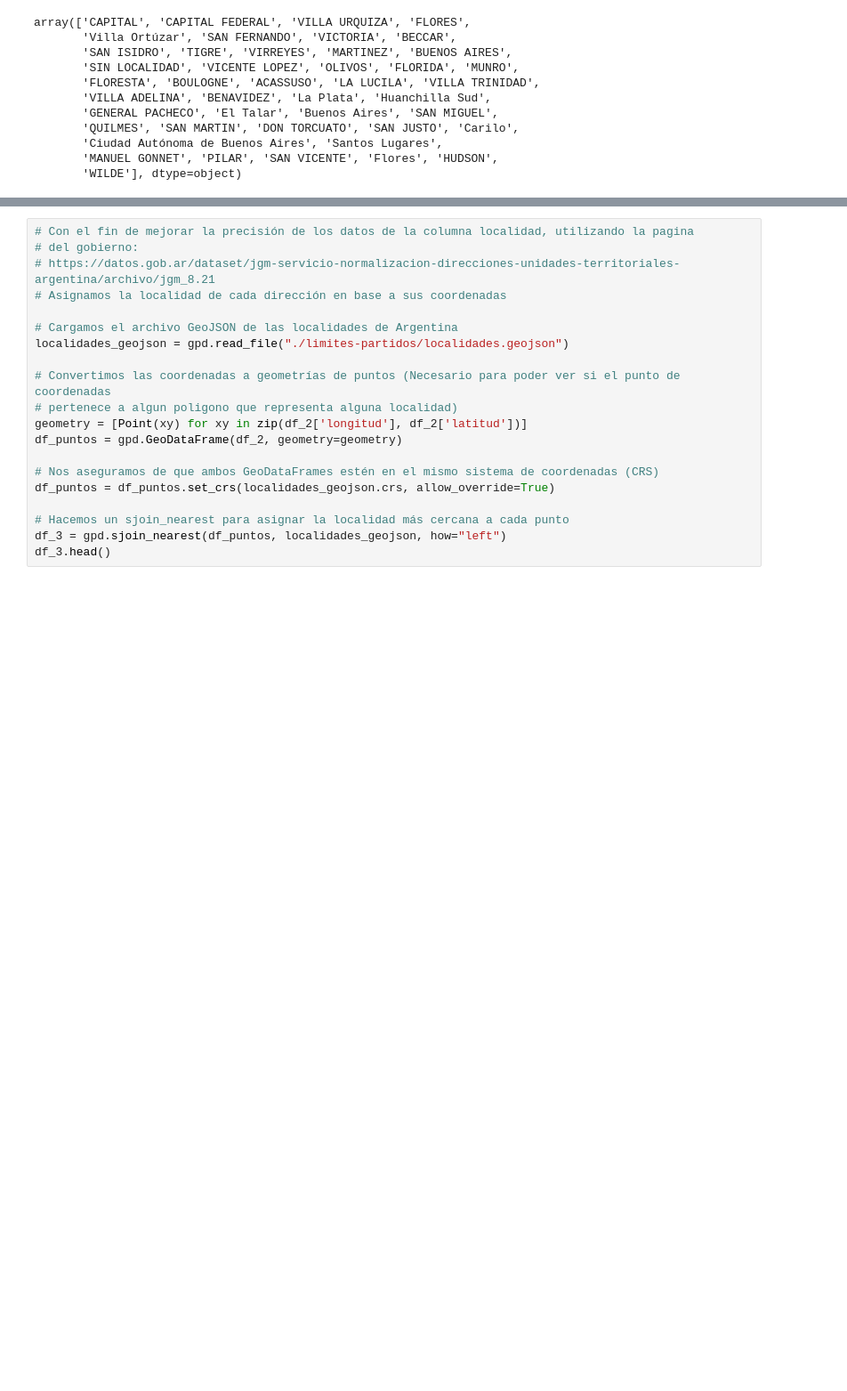
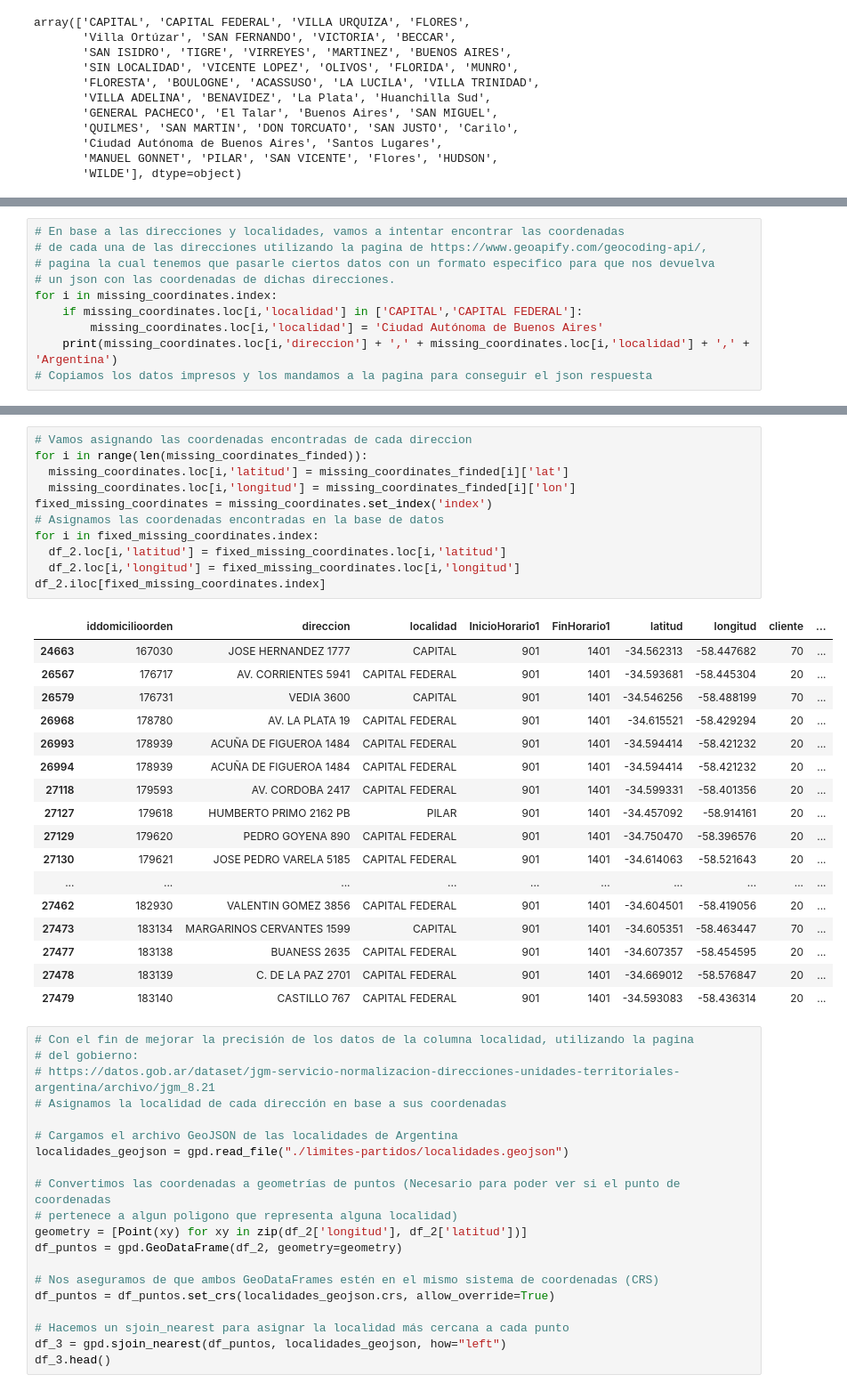
Before and after one commit to Maximo-Verdondoni/DesafioiFlow, a Jupyter notebook: Limpieza.ipynb, the cells around one changed output, grey strips where cells are left out. Shown: that part at 89% size. Drawn from its saved outputs; the diff is of its cells as text; blank space fills up the shorter version.

```diff
--- a/Limpieza.ipynb
+++ b/Limpieza.ipynb
@@ -254,0 +277,10 @@ array(['CAPITAL', 'CAPITAL FEDERAL', 'VILLA URQUIZA', 'FLORES',
+# %%
+# En base a las direcciones y localidades, vamos a intentar encontrar las coordenadas
+# de cada una de las direcciones utilizando la pagina de https://www.geoapify.com/geocoding-api/,
+# pagina la cual tenemos que pasarle ciertos datos con un formato especifico para que nos devuelva
+# un json con las coordenadas de dichas direcciones.
+for i in missing_coordinates.index:
+    if missing_coordinates.loc[i,'localidad'] in ['CAPITAL','CAPITAL FEDERAL']:
+        missing_coordinates.loc[i,'localidad'] = 'Ciudad Autónoma de Buenos Aires'
+    print(missing_coordinates.loc[i,'direccion'] + ',' + missing_coordinates.loc[i,'localidad'] + ',' + 'Argentina')
+# Copiamos los datos impresos y los mandamos a la pagina para conseguir el json respuesta
@@ -255,3 +483,32 @@ array(['CAPITAL', 'CAPITAL FEDERAL', 'VILLA URQUIZA', 'FLORES',
+# %%
+# Vamos asignando las coordenadas encontradas de cada direccion
+for i in range(len(missing_coordinates_finded)):
+  missing_coordinates.loc[i,'latitud'] = missing_coordinates_finded[i]['lat']
+  missing_coordinates.loc[i,'longitud'] = missing_coordinates_finded[i]['lon']
+fixed_missing_coordinates = missing_coordinates.set_index('index')
+# Asignamos las coordenadas encontradas en la base de datos
+for i in fixed_missing_coordinates.index:
+  df_2.loc[i,'latitud'] = fixed_missing_coordinates.loc[i,'latitud']
+  df_2.loc[i,'longitud'] = fixed_missing_coordinates.loc[i,'longitud']
+df_2.iloc[fixed_missing_coordinates.index]
+# %% [output]
+|  | iddomicilioorden | direccion | localidad | InicioHorario1 | FinHorario1 | latitud | longitud | cliente | ... |
+| 24663 | 167030 | JOSE HERNANDEZ 1777 | CAPITAL | 901 | 1401 | -34.562313 | -58.447682 | 70 | ... |
+| 26567 | 176717 | AV. CORRIENTES 5941 | CAPITAL FEDERAL | 901 | 1401 | -34.593681 | -58.445304 | 20 | ... |
+| 26579 | 176731 | VEDIA 3600 | CAPITAL | 901 | 1401 | -34.546256 | -58.488199 | 70 | ... |
+| 26968 | 178780 | AV. LA PLATA 19 | CAPITAL FEDERAL | 901 | 1401 | -34.615521 | -58.429294 | 20 | ... |
+| 26993 | 178939 | ACUÑA DE FIGUEROA 1484 | CAPITAL FEDERAL | 901 | 1401 | -34.594414 | -58.421232 | 20 | ... |
+| 26994 | 178939 | ACUÑA DE FIGUEROA 1484 | CAPITAL FEDERAL | 901 | 1401 | -34.594414 | -58.421232 | 20 | ... |
+| 27118 | 179593 | AV. CORDOBA 2417 | CAPITAL FEDERAL | 901 | 1401 | -34.599331 | -58.401356 | 20 | ... |
+| 27127 | 179618 | HUMBERTO PRIMO 2162 PB | PILAR | 901 | 1401 | -34.457092 | -58.914161 | 20 | ... |
+| 27129 | 179620 | PEDRO GOYENA 890 | CAPITAL FEDERAL | 901 | 1401 | -34.750470 | -58.396576 | 20 | ... |
+| 27130 | 179621 | JOSE PEDRO VARELA 5185 | CAPITAL FEDERAL | 901 | 1401 | -34.614063 | -58.521643 | 20 | ... |
+| ... | ... | ... | ... | ... | ... | ... | ... | ... | ... |
+| 27462 | 182930 | VALENTIN GOMEZ 3856 | CAPITAL FEDERAL | 901 | 1401 | -34.604501 | -58.419056 | 20 | ... |
+| 27473 | 183134 | MARGARINOS CERVANTES 1599 | CAPITAL | 901 | 1401 | -34.605351 | -58.463447 | 70 | ... |
+| 27477 | 183138 | BUANESS 2635 | CAPITAL FEDERAL | 901 | 1401 | -34.607357 | -58.454595 | 20 | ... |
+| 27478 | 183139 | C. DE LA PAZ 2701 | CAPITAL FEDERAL | 901 | 1401 | -34.669012 | -58.576847 | 20 | ... |
+| 27479 | 183140 | CASTILLO 767 | CAPITAL FEDERAL | 901 | 1401 | -34.593083 | -58.436314 | 20 | ... |
 # %%
 # Con el fin de mejorar la precisión de los datos de la columna localidad, utilizando la pagina
 # del gobierno:
```
Also changed, not shown: parts of 6 cells of this notebook.
